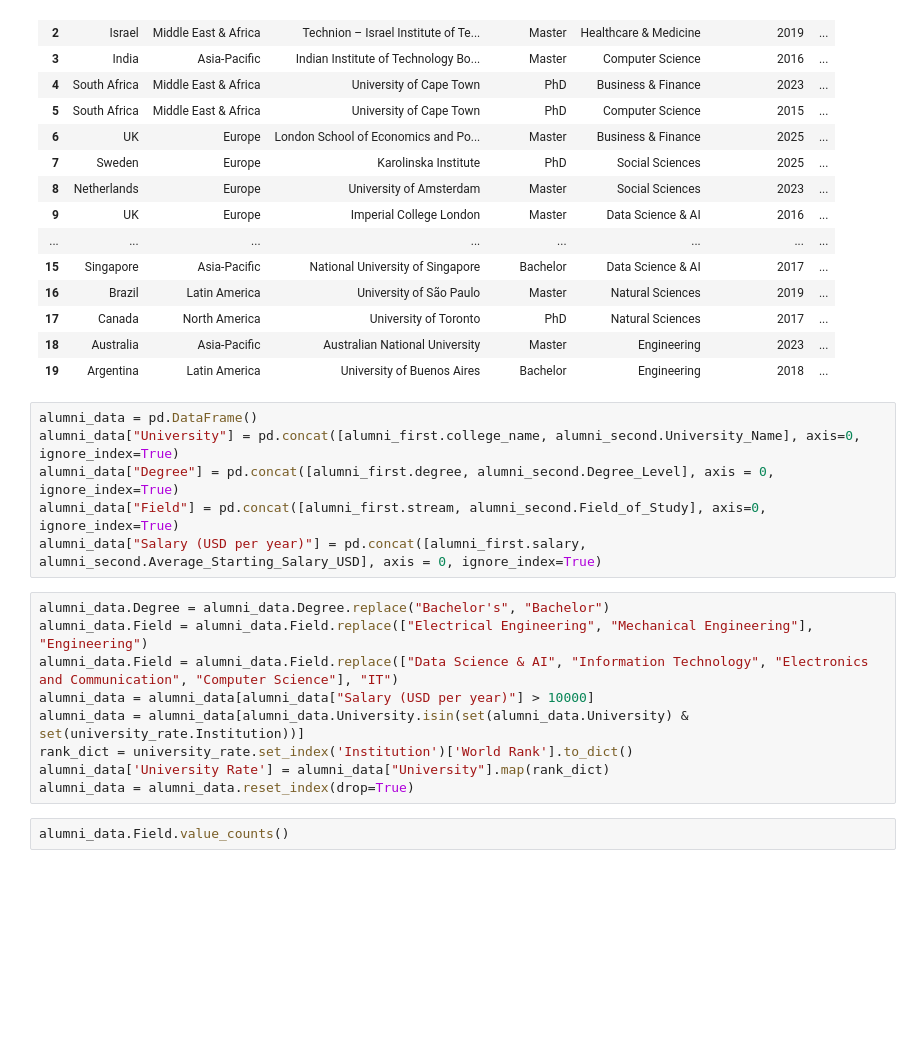
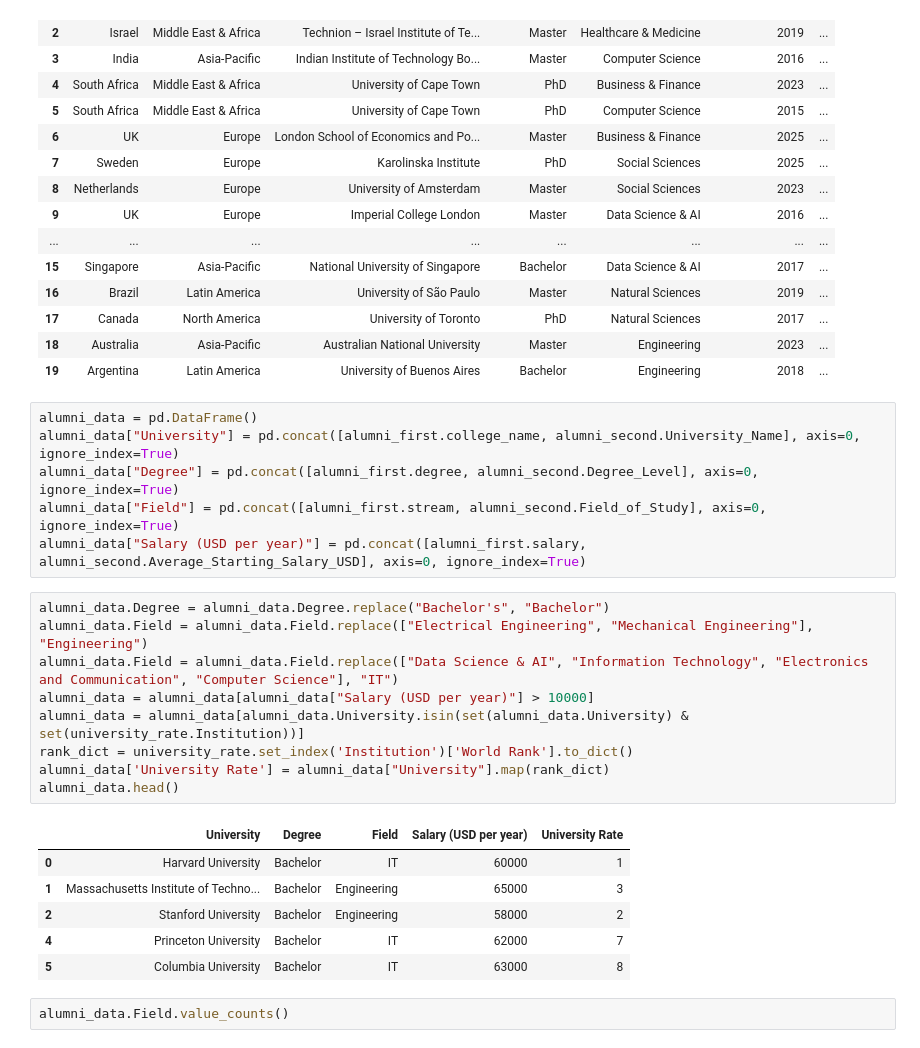
Before and after one commit to maxtheshock/PythonDS-Project, a Jupyter notebook: PythonNotebook.ipynb, the cells around one changed output. Cells and saved outputs as stored; diff of their text form; blank space fills up the shorter version.

```diff
--- a/PythonNotebook.ipynb
+++ b/PythonNotebook.ipynb
@@ -349,18 +290,25 @@ alumni_second.head(20)
 # %%
 alumni_data = pd.DataFrame()
 alumni_data["University"] = pd.concat([alumni_first.college_name, alumni_second.University_Name], axis=0, ignore_index=True)
-alumni_data["Degree"] = pd.concat([alumni_first.degree, alumni_second.Degree_Level], axis = 0, ignore_index=True)
+alumni_data["Degree"] = pd.concat([alumni_first.degree, alumni_second.Degree_Level], axis=0, ignore_index=True)
 alumni_data["Field"] = pd.concat([alumni_first.stream, alumni_second.Field_of_Study], axis=0, ignore_index=True)
-alumni_data["Salary (USD per year)"] = pd.concat([alumni_first.salary, alumni_second.Average_Starting_Salary_USD], axis = 0, ignore_index=True)
+alumni_data["Salary (USD per year)"] = pd.concat([alumni_first.salary, alumni_second.Average_Starting_Salary_USD], axis=0, ignore_index=True)
 # %%
 alumni_data.Degree = alumni_data.Degree.replace("Bachelor's", "Bachelor")
 alumni_data.Field = alumni_data.Field.replace(["Electrical Engineering", "Mechanical Engineering"], "Engineering")
 alumni_data.Field = alumni_data.Field.replace(["Data Science & AI", "Information Technology", "Electronics and Communication", "Computer Science"], "IT")
 alumni_data = alumni_data[alumni_data["Salary (USD per year)"] > 10000]
 alumni_data = alumni_data[alumni_data.University.isin(set(alumni_data.University) & set(university_rate.Institution))]
 rank_dict = university_rate.set_index('Institution')['World Rank'].to_dict()
 alumni_data['University Rate'] = alumni_data["University"].map(rank_dict)
-alumni_data = alumni_data.reset_index(drop=True)
+alumni_data.head()
+# %% [output]
+|  | University | Degree | Field | Salary (USD per year) | University Rate |
+| 0 | Harvard University | Bachelor | IT | 60000 | 1 |
+| 1 | Massachusetts Institute of Techno... | Bachelor | Engineering | 65000 | 3 |
+| 2 | Stanford University | Bachelor | Engineering | 58000 | 2 |
+| 4 | Princeton University | Bachelor | IT | 62000 | 7 |
+| 5 | Columbia University | Bachelor | IT | 63000 | 8 |
 # %%
 alumni_data.Field.value_counts()
 # %% [output]
```
Also changed, not shown: parts of 8 cells of this notebook.
